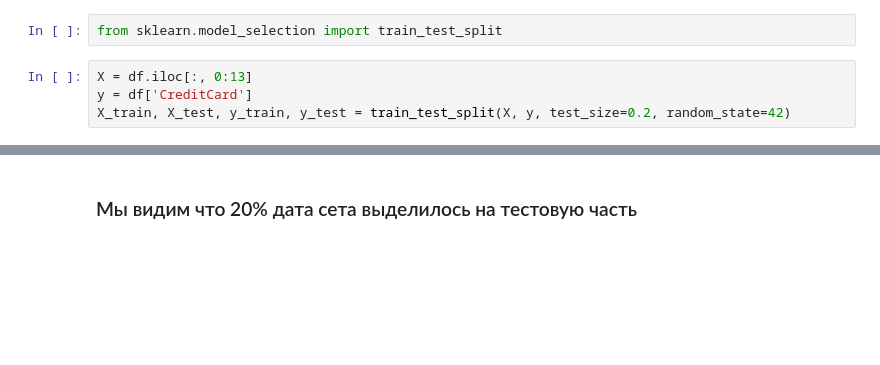
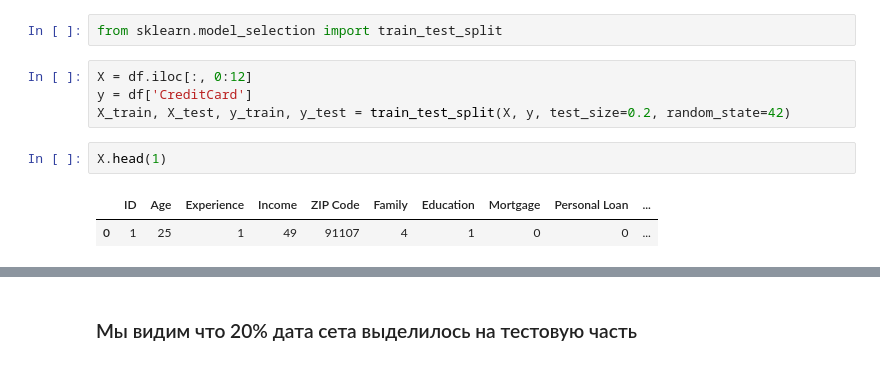
Before and after one commit to t1ber7/-, a Jupyter notebook: Мухамадиев Эмиль (Модели данных).ipynb, the cells around one changed output, grey strips where cells are left out. Drawn from its saved outputs; the diff is of its cells as text; blank space fills up the shorter version.

```diff
--- a/Мухамадиев Эмиль (Модели данных).ipynb
+++ b/Мухамадиев Эмиль (Модели данных).ipynb
@@ -147,6 +147,11 @@ df
 # %%
 from sklearn.model_selection import train_test_split
 # %%
-X = df.iloc[:, 0:13]
+X = df.iloc[:, 0:12]
 y = df['CreditCard']
 X_train, X_test, y_train, y_test = train_test_split(X, y, test_size=0.2, random_state=42)
+# %%
+X.head(1)
+# %% [output]
+|  | ID | Age | Experience | Income | ZIP Code | Family | Education | Mortgage | Personal Loan | ... |
+| 0 | 1 | 25 | 1 | 49 | 91107 | 4 | 1 | 0 | 0 | ... |
```
Also changed, not shown: parts of 20 cells of this notebook.
